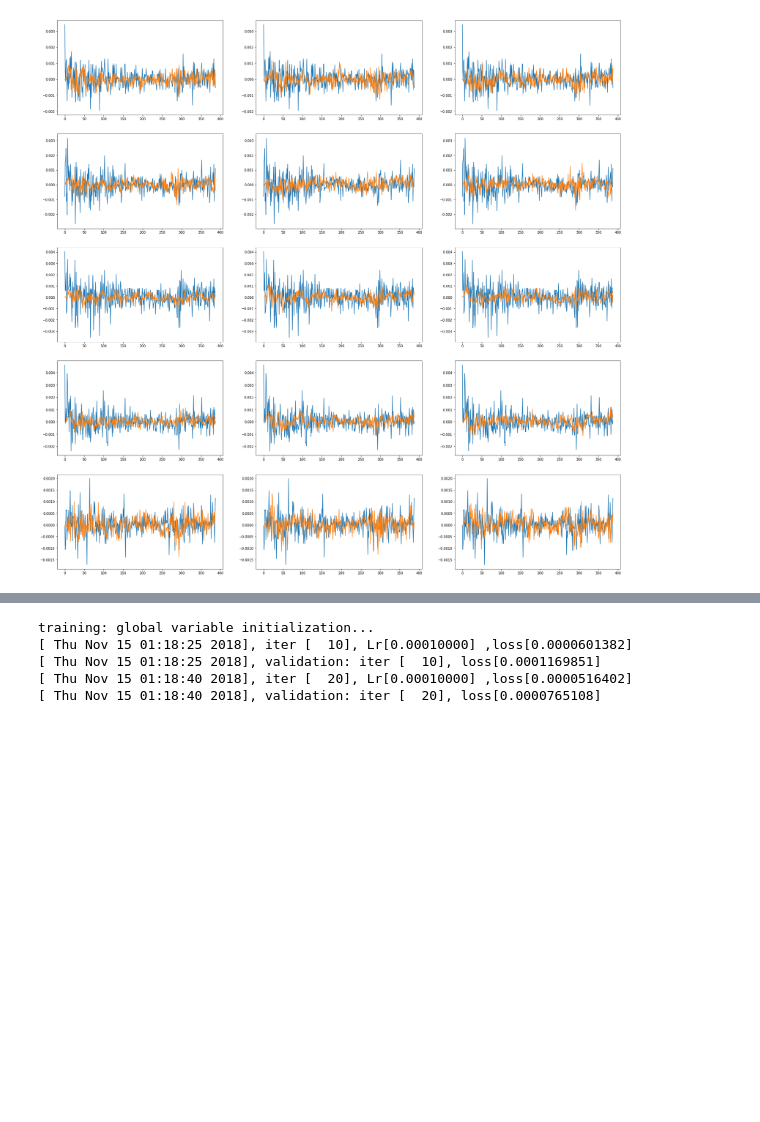
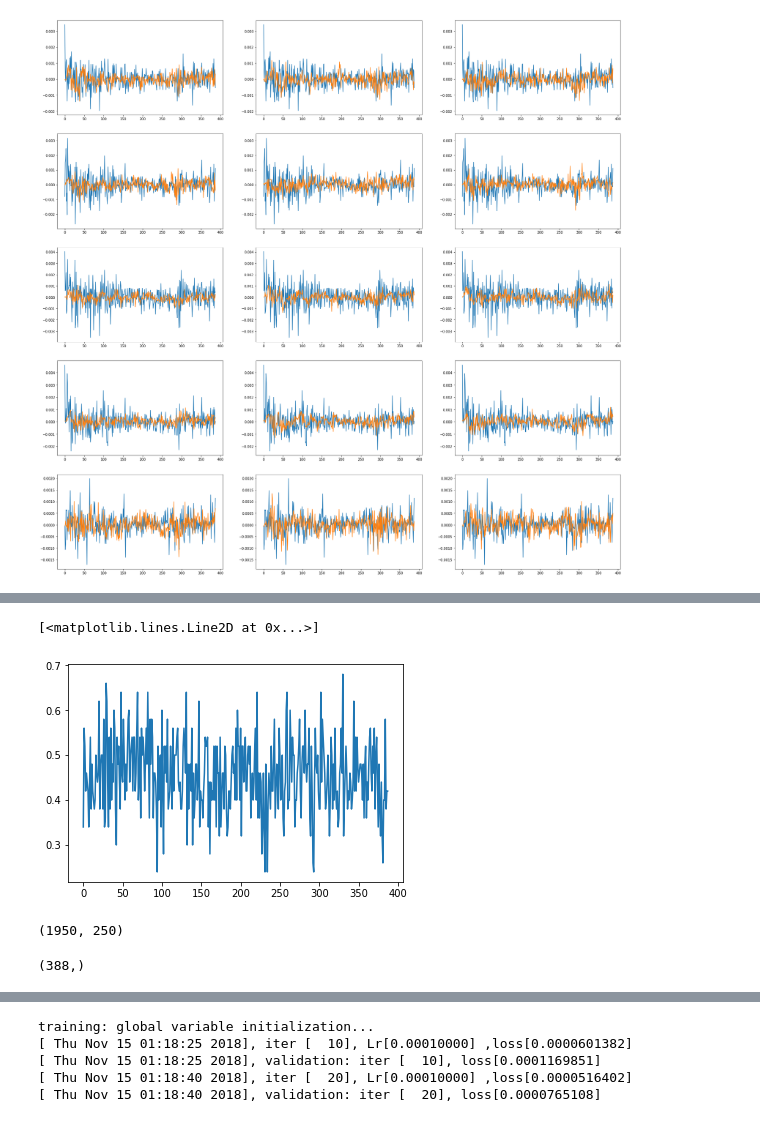
Before and after one commit to SiyangJ/DeepStock, a Jupyter notebook: FinalProject/Model/Building/Test.ipynb, the cells around one changed output, grey strips where cells are left out. Saved outputs shown, nothing was run; the diff lists cells and outputs as text; code cells hidden in the pictures; blank space fills up the shorter version.

```diff
--- a/FinalProject/Model/Building/Test.ipynb
+++ b/FinalProject/Model/Building/Test.ipynb
@@ -41,3 +67,9 @@ for i in range(5):
         axes[i][j].plot(pred[j,0,:,i])
 # %% [output]
 [figure]
+# %%
+X = X_test[0,0,:,:]
+Y = Y_test[0,0,:,:]
+P = pred[0,0,:,:]
+# %%
+trend_error_mask = Y*P<0
@@ -43,0 +89,7 @@ for i in range(5):
+# %%
+m1 = trend_error_mask.mean(axis=1)
+# %%
+plt.plot(m1)
+# %% [output]
+[<matplotlib.lines.Line2D at 0x...>]
+[figure, added]
@@ -43,0 +98,4 @@ for i in range(5):
+# %%
+df_price.shape
+# %% [output]
+(1950, 250)
@@ -43,0 +108,4 @@ for i in range(5):
+# %%
+X_close.shape
+# %% [output]
+(388,)
```
Also changed, not shown: parts of 9 cells of this notebook, 1 other file.
